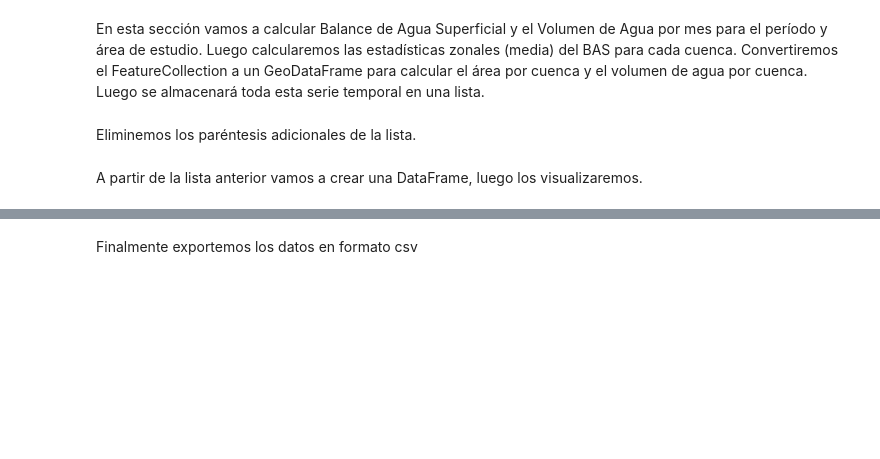
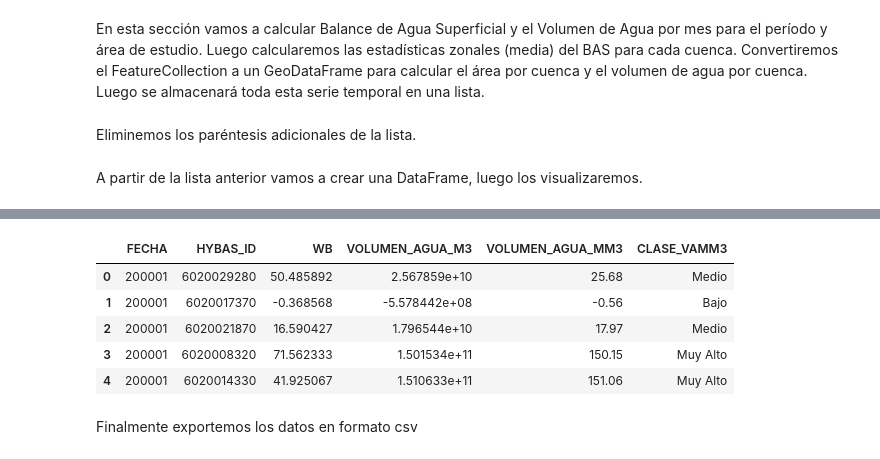
Before and after one commit to acoiman/swb, a Jupyter notebook: surface_water_balance.ipynb, the cells around one changed output, grey strips where cells are left out. Drawn from its saved outputs; the diff is of its cells as text; code cells hidden in the pictures; blank space fills up the shorter version.

```diff
--- a/surface_water_balance.ipynb
+++ b/surface_water_balance.ipynb
@@ -317,0 +414,3 @@ True
+# %%
+df2['VOLUMEN_AGUA_MM3'] = round(df2['VOLUMEN_AGUA_M3'] / 1000000000, 2)
+df2.head()
@@ -317,0 +426,7 @@ True
+# %%
+# calculate quantiles
+dfquantiles = df2['VOLUMEN_AGUA_MM3'].quantile([0.25, 0.50, 0.75])
+
+# adjust quantile 0.25 to 0 to include all negative data into a category
+dfquantiles[0.25] =0
+dfquantiles
@@ -318,3 +476,17 @@ True
+# %%
+#labeling of groups
+df2['CLASE_VAMM3'] = 'Muy Alto'
+df2['CLASE_VAMM3'][df2['VOLUMEN_AGUA_MM3'] < dfquantiles[0.75]] = 'Alto'
+df2['CLASE_VAMM3'][df2['VOLUMEN_AGUA_MM3'] < dfquantiles[0.50]] = 'Medio'
+df2['CLASE_VAMM3'][df2['VOLUMEN_AGUA_MM3'] < dfquantiles[0.25]] = 'Bajo'
+df2.head()
+# %% [output]
+|  | FECHA | HYBAS_ID | WB | VOLUMEN_AGUA_M3 | VOLUMEN_AGUA_MM3 | CLASE_VAMM3 |
+| 0 | 200001 | 6020029280 | 50.485892 | 2.567859e+10 | 25.68 | Medio |
+| 1 | 200001 | 6020017370 | -0.368568 | -5.578442e+08 | -0.56 | Bajo |
+| 2 | 200001 | 6020021870 | 16.590427 | 1.796544e+10 | 17.97 | Medio |
+| 3 | 200001 | 6020008320 | 71.562333 | 1.501534e+11 | 150.15 | Muy Alto |
+| 4 | 200001 | 6020014330 | 41.925067 | 1.510633e+11 | 151.06 | Muy Alto |
 # %% [markdown]
 Finalmente exportemos los datos en formato csv
 # %%
```
Also changed, not shown: parts of 41 cells of this notebook.
